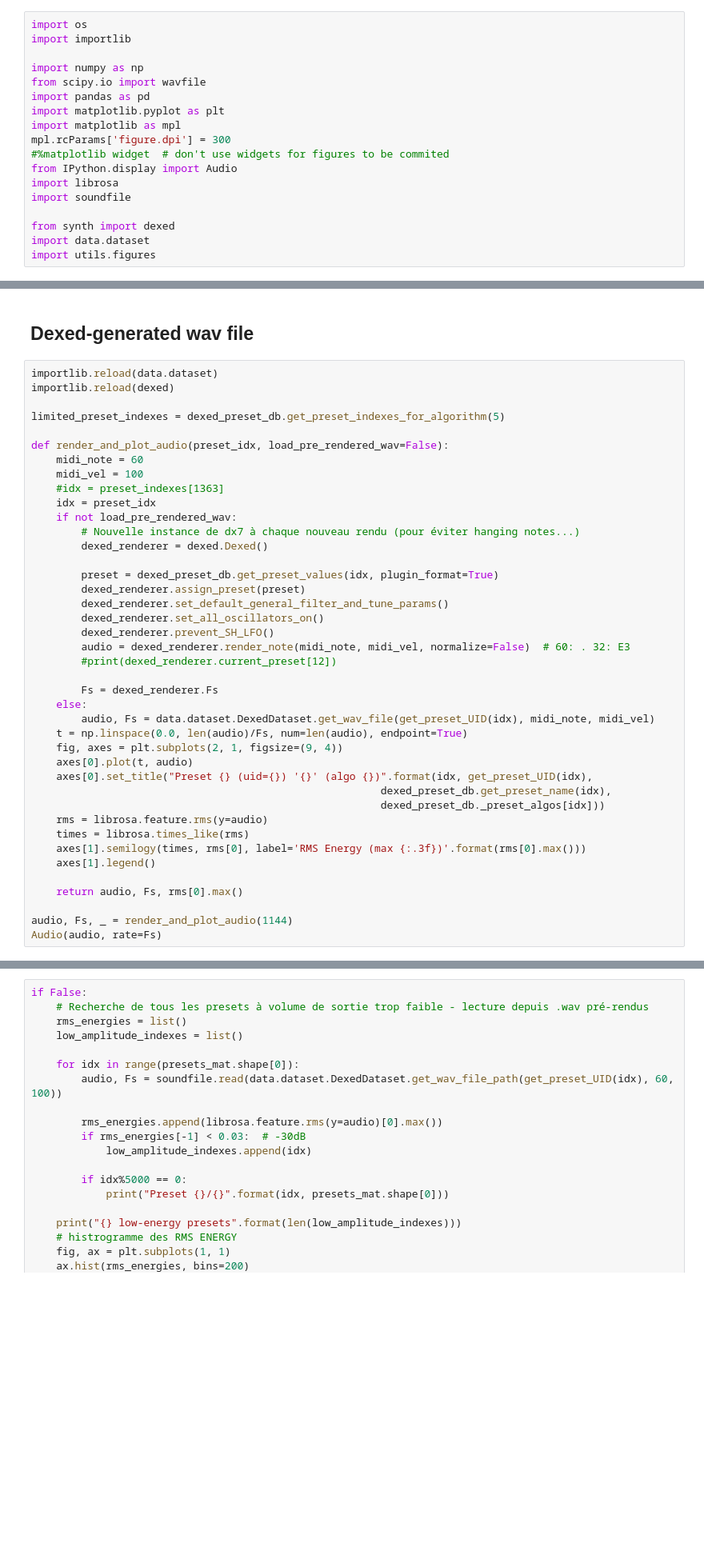
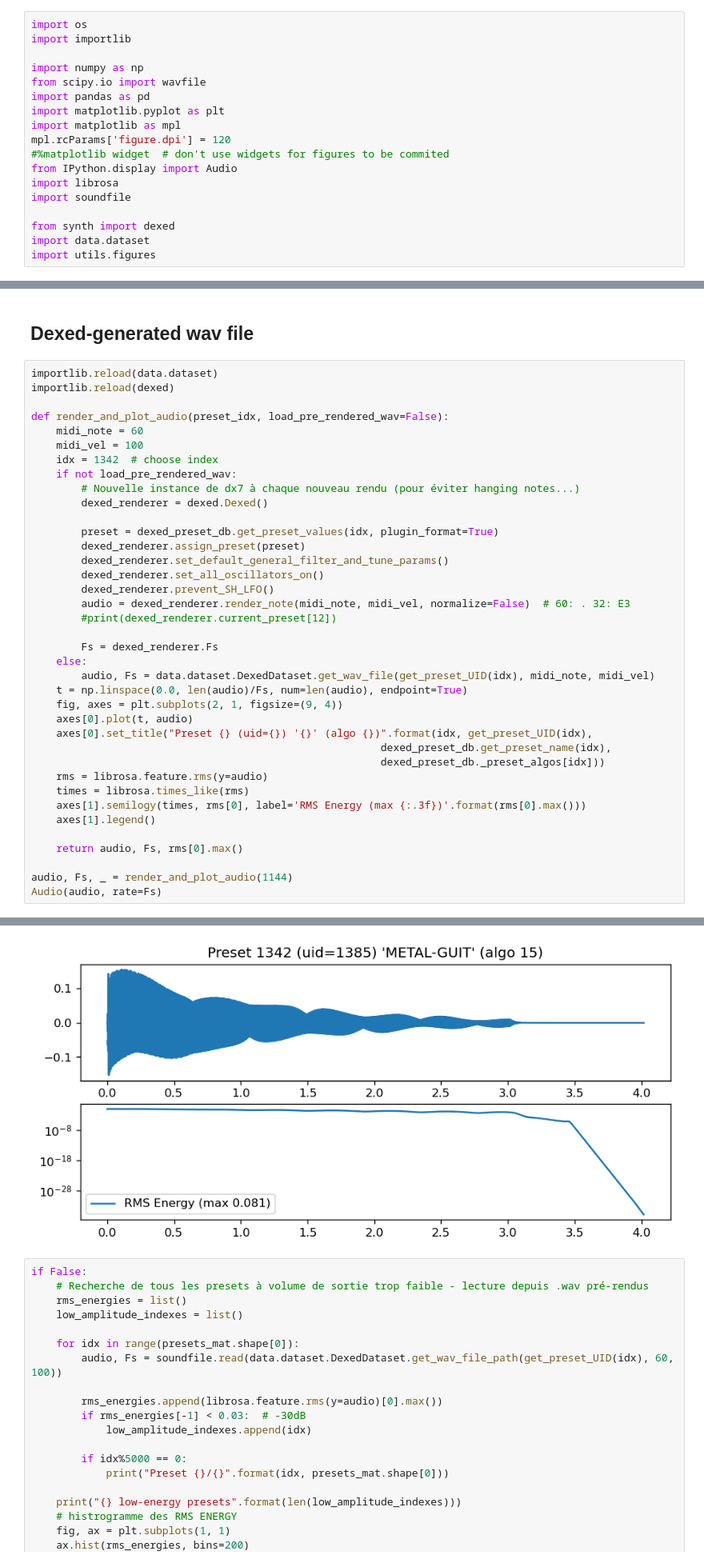
Before and after one commit to gwendal-lv/preset-gen-vae, a Jupyter notebook: dexed_db_explore.ipynb, the cells around one changed output, grey strips where cells are left out. Shown at 80% size. Drawn from its saved outputs; the diff is of its cells as text; blank space fills up the shorter version.

```diff
--- a/dexed_db_explore.ipynb
+++ b/dexed_db_explore.ipynb
@@ -9,7 +9,7 @@ from scipy.io import wavfile
 import pandas as pd
 import matplotlib.pyplot as plt
 import matplotlib as mpl
-mpl.rcParams['figure.dpi'] = 300
+mpl.rcParams['figure.dpi'] = 120
 #%matplotlib widget  # don't use widgets for figures to be commited
 from IPython.display import Audio
 import librosa
@@ -110,13 +110,10 @@ Canvas(toolbar=Toolbar(toolitems=[('Home', 'Reset original view', 'home', 'home'
 importlib.reload(data.dataset)
 importlib.reload(dexed)
 
-limited_preset_indexes = dexed_preset_db.get_preset_indexes_for_algorithm(5)
-
 def render_and_plot_audio(preset_idx, load_pre_rendered_wav=False):
     midi_note = 60
     midi_vel = 100
-    #idx = preset_indexes[1363]
-    idx = preset_idx
+    idx = 1342  # choose index
     if not load_pre_rendered_wav:
         # Nouvelle instance de dx7 à chaque nouveau rendu (pour éviter hanging notes...)
         dexed_renderer = dexed.Dexed()
@@ -152,4 +148,5 @@ Canvas(toolbar=Toolbar(toolitems=[('Home', 'Reset original view', 'home', 'home'
 [interactive output not drawn]
+[figure, added]
 # %%
 if False:
     # Recherche de tous les presets à volume de sortie trop faible - lecture depuis .wav pré-rendus
```
Also changed, not shown: parts of 9 cells of this notebook, 1 other file.
